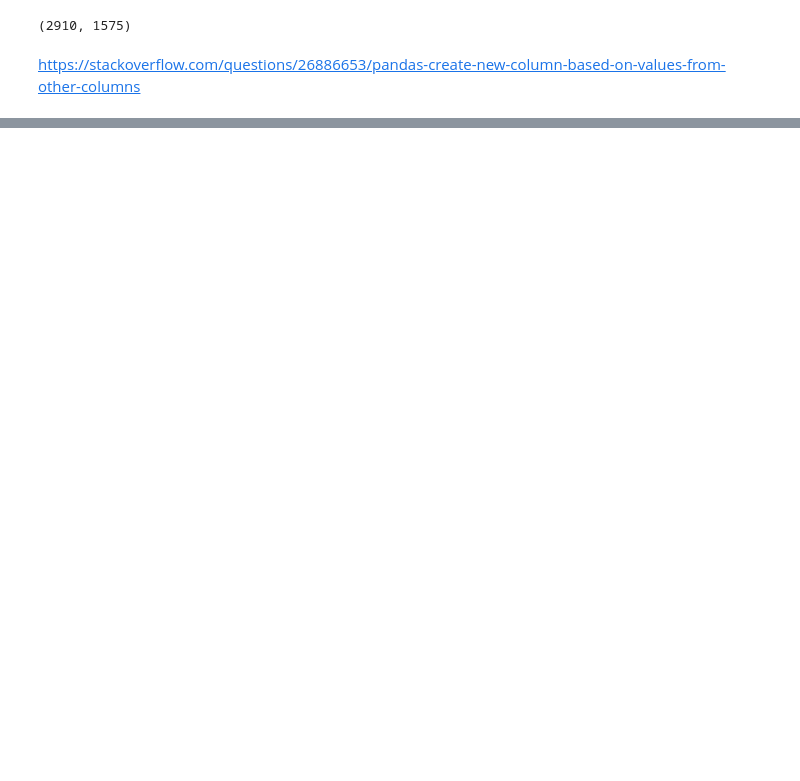
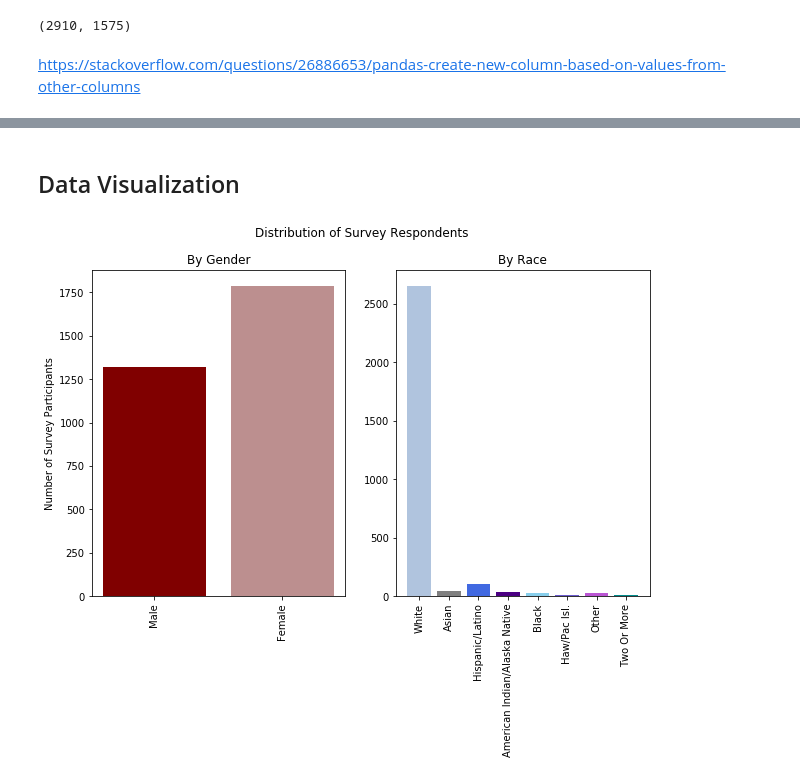
Before and after one commit to kentdanas/data-512-final-project, a Jupyter notebook: wa_outdoor_recreation_analysis.ipynb, the cells around one changed output, grey strips where cells are left out. Saved outputs shown, nothing was run; the diff lists cells and outputs as text; code cells hidden in the pictures; blank space fills up the shorter version.

Commit message:
updates to notebook and add visualization png's

```diff
--- a/wa_outdoor_recreation_analysis.ipynb
+++ b/wa_outdoor_recreation_analysis.ipynb
@@ -123,4 +128,9 @@ def label_race (row):
       return 'American Indian/Alaska Native'
    return 'Other'
 # %%
-race_dataset['race_label'] = race_dataset.apply(label_race, axis=1)
+race_dataset_full['race_label'] = race_dataset_full.apply(label_race, axis=1)
+# %%
+def any_backcountry(row):
+    if np.nansum(row) > 0:
+        return 1
+    return 0
@@ -129,0 +185,41 @@ race_dataset.to_csv('data_clean/race_data_clean.csv')
+# %%
+gender_nobs = gender_small.groupby(['gender'], sort=False).size()
+gender_counts = gender_small.groupby(['gender'], sort=False)['any_backcountry'].sum()
+race_nobs = race_small.groupby(['race_label'], sort=False).size()
+race_counts = race_small.groupby(['race_label'], sort=False)['any_backcountry'].sum()
+# Proportion who participate in backcountry
+gender_props = gender_counts/gender_nobs
+race_props = race_counts/race_nobs
+gender_counts_all = gender_small.groupby(['gender'], sort=False).sum()
+gender_props_all = gender_counts_all.div(gender_nobs, axis=0)
+race_counts_all = race_small.groupby(['race_label'], sort=False).sum()
+race_props_all = race_counts_all.div(race_nobs, axis=0)
+# %% [markdown]
+## Data Visualization
+# %%
+# Sampling distribution
+fig = plt.figure(figsize=(10,6))
+fig.suptitle('Distribution of Survey Respondents')
+ax1 = fig.add_subplot(121)
+ind = np.arange(2)
+colors = ['maroon', 'rosybrown']
+gender = ax1.bar(ind, gender_nobs, color=colors)
+plt.xticks(rotation=90)
+ax1.set_ylabel('Number of Survey Participants')
+ax1.set_title('By Gender')
+ax1.set_xticks(ind)
+ax1.set_xticklabels(gender_nobs.index);
+
+ax2 = fig.add_subplot(122)
+ind2 = np.arange(8)
+colors2 = ['lightsteelblue', 'grey', 'royalblue', 'indigo', 'skyblue', 'slateblue', 'mediumorchid', 'darkcyan']
+race = ax2.bar(ind2, race_nobs, color=colors2)
+ax2.set_title('By Race')
+plt.xticks(rotation=90)
+ax2.set_xticks(ind2)
+ax2.set_xticklabels(race_nobs.index)
+
+plt.savefig('results/respondent_distribution.png')
+plt.show();
+# %% [output]
+[figure, added]
```
Also changed, not shown: parts of 33 cells of this notebook, 6 other files.
